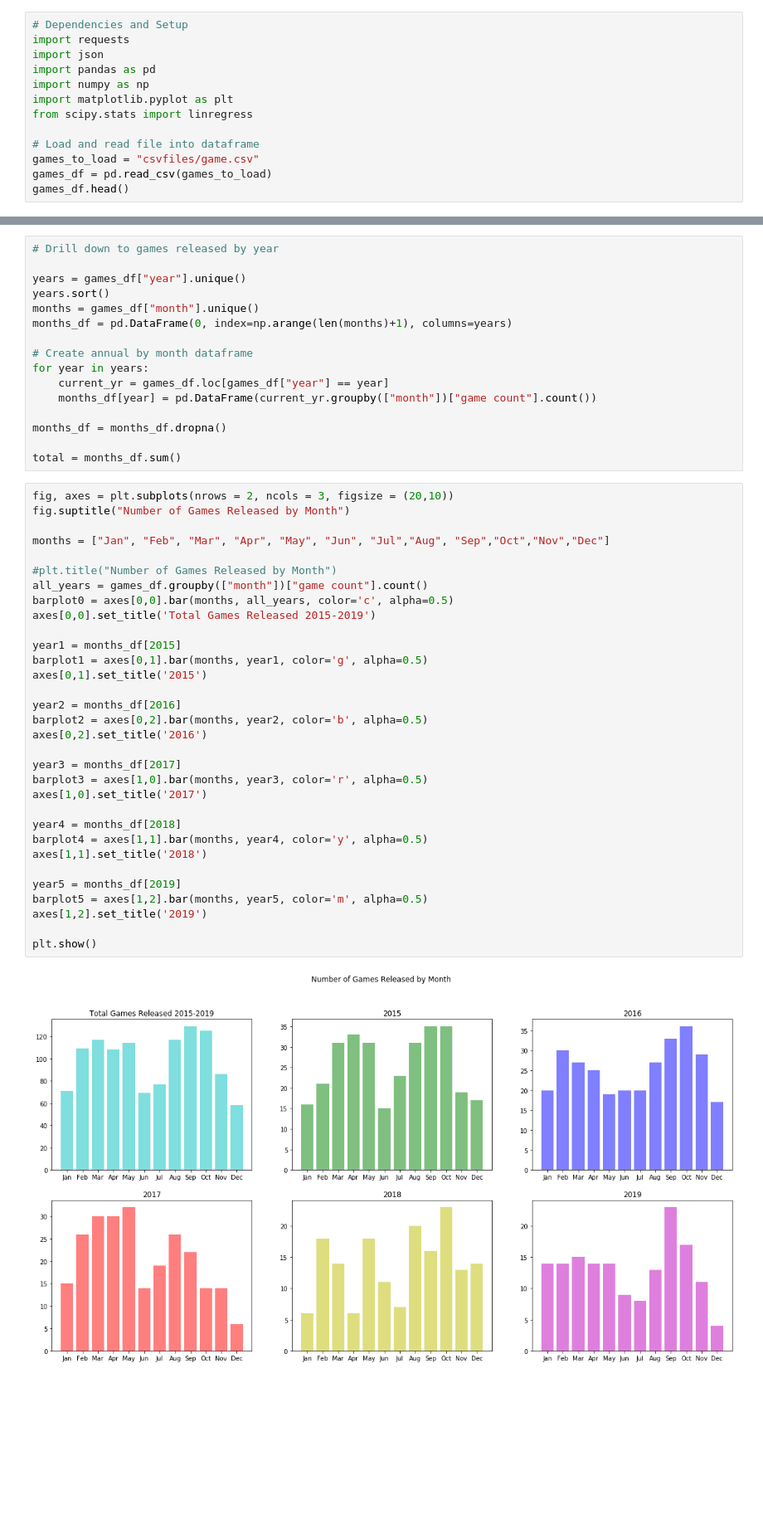
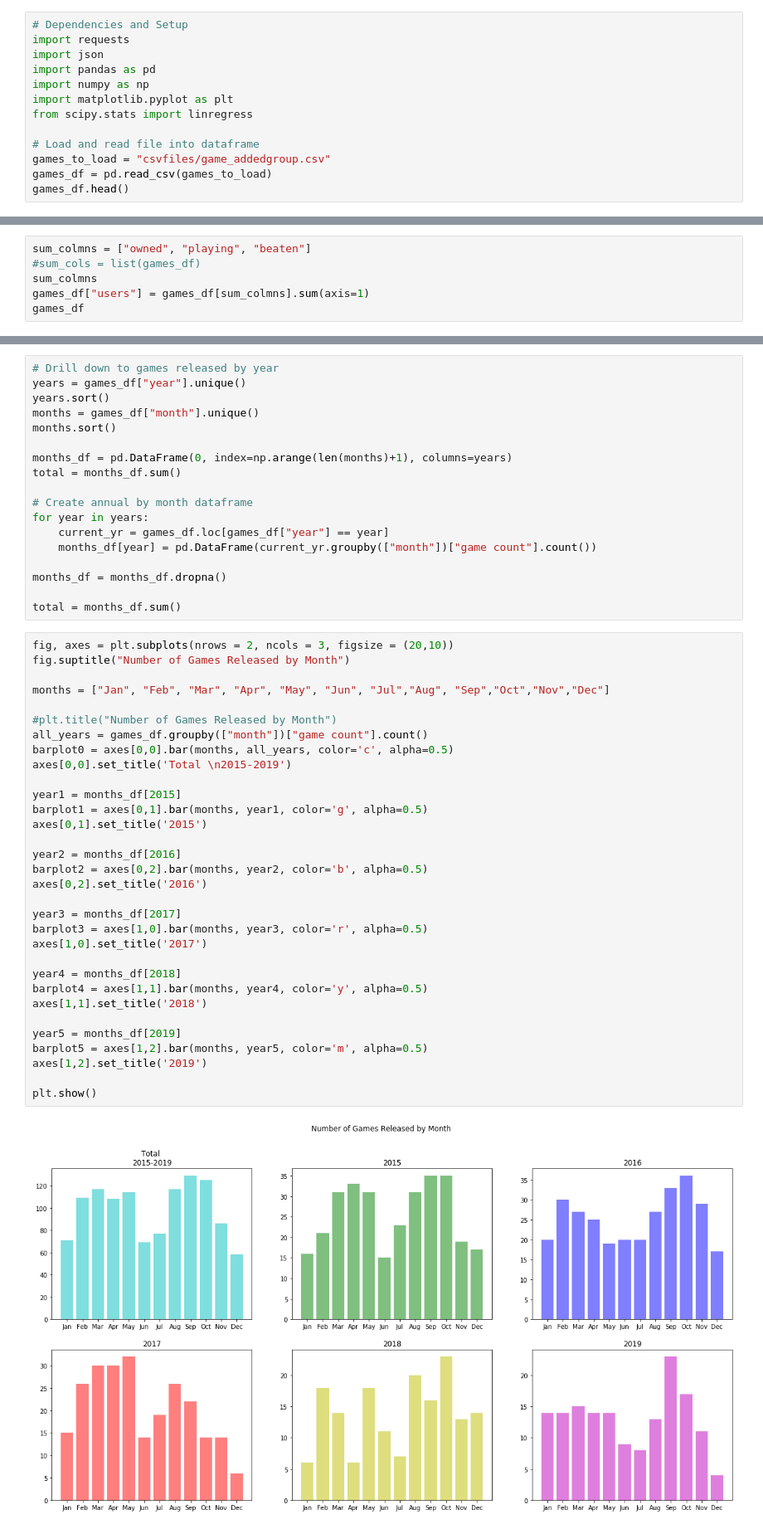
Before and after one commit to Rishi0406/project_1, a Jupyter notebook: analysis.ipynb, the cells around one changed output, grey strips where cells are left out. Shown at 83% size. Saved outputs shown, nothing was run; the diff lists cells and outputs as text; blank space fills up the shorter version.

```diff
--- a/analysis.ipynb
+++ b/analysis.ipynb
@@ -8,7 +8,7 @@ import matplotlib.pyplot as plt
 from scipy.stats import linregress
 
 # Load and read file into dataframe
-games_to_load = "csvfiles/game.csv"
+games_to_load = "csvfiles/game_addedgroup.csv"
 games_df = pd.read_csv(games_to_load)
 games_df.head()
 # %% [output]
@@ -51,0 +34,6 @@ games_df.head()
+# %%
+sum_colmns = ["owned", "playing", "beaten"]
+#sum_cols = list(games_df)
+sum_colmns
+games_df["users"] = games_df[sum_colmns].sum(axis=1)
+games_df
@@ -99,10 +271,12 @@ plt.show()
 # %%
 # Drill down to games released by year
-
 years = games_df["year"].unique()
 years.sort()
 months = games_df["month"].unique()
+months.sort()
+
 months_df = pd.DataFrame(0, index=np.arange(len(months)+1), columns=years)
+total = months_df.sum()
 
 # Create annual by month dataframe
 for year in years:
@@ -117,35 +291,35 @@ fig, axes = plt.subplots(nrows = 2, ncols = 3, figsize = (20,10))
 fig.suptitle("Number of Games Released by Month")
 
 months = ["Jan", "Feb", "Mar", "Apr", "May", "Jun", "Jul","Aug", "Sep","Oct","Nov","Dec"]
 
 #plt.title("Number of Games Released by Month")
 all_years = games_df.groupby(["month"])["game count"].count()
 barplot0 = axes[0,0].bar(months, all_years, color='c', alpha=0.5)
-axes[0,0].set_title('Total Games Released 2015-2019')
+axes[0,0].set_title('Total \n2015-2019')
 
 year1 = months_df[2015]
 barplot1 = axes[0,1].bar(months, year1, color='g', alpha=0.5)
 axes[0,1].set_title('2015')
 
 year2 = months_df[2016]
 barplot2 = axes[0,2].bar(months, year2, color='b', alpha=0.5)
 axes[0,2].set_title('2016')
 
 year3 = months_df[2017]
 barplot3 = axes[1,0].bar(months, year3, color='r', alpha=0.5)
 axes[1,0].set_title('2017')
 
 year4 = months_df[2018]
 barplot4 = axes[1,1].bar(months, year4, color='y', alpha=0.5)
 axes[1,1].set_title('2018')
 
 year5 = months_df[2019]
 barplot5 = axes[1,2].bar(months, year5, color='m', alpha=0.5)
 axes[1,2].set_title('2019')
 
 plt.show()
 # %% [output]
-[figure, old version]
+[figure, new version]
 # %%
 corr = games_df.corr()
 corr.style.background_gradient(cmap='coolwarm')
```
Also changed, not shown: parts of 16 cells of this notebook.
